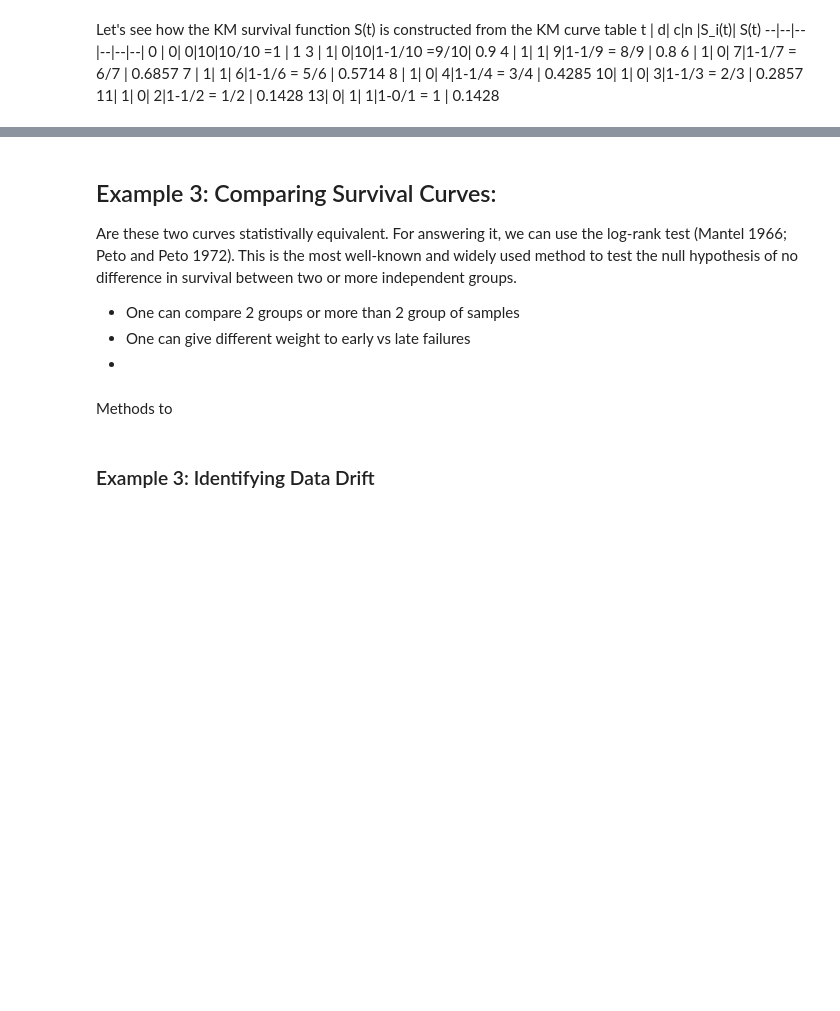
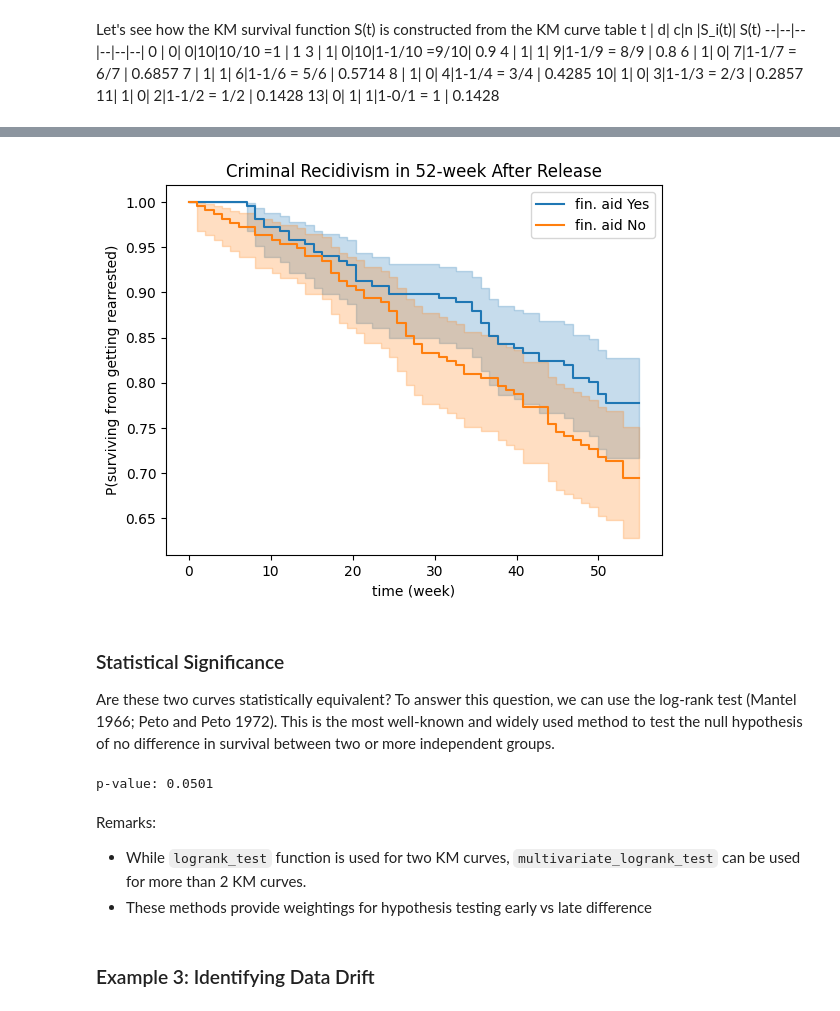
Before and after one commit to Senejohnny/hands-on-survival-analysis, a Jupyter notebook: _sources/descriptive.ipynb, the cells around one changed output, grey strips where cells are left out. Saved outputs shown, nothing was run; the diff lists cells and outputs as text; code cells hidden in the pictures; blank space fills up the shorter version.

```diff
--- a/_sources/descriptive.ipynb
+++ b/_sources/descriptive.ipynb
@@ -156,13 +163,43 @@ t | d| c|n |S_i(t)| S(t)
+# %%
+from lifelines.datasets import load_rossi
+import numpy as np
+
+# loading data
+data = load_rossi()
+treat = data.query("fin == 1")
+ctrl = data.query("fin == 0")
+
+# init & Fitting KM curves
+ax = plt.subplot(111)
+t = np.linspace(0, 55, 55)
+kmf1 = KaplanMeierFitter()
+kmf2 = KaplanMeierFitter()
+kmf1.fit(treat['week'], event_observed=treat['arrest'], timeline=t, label="fin. aid Yes")
+kmf2.fit(ctrl['week'], event_observed=ctrl['arrest'], timeline=t, label="fin. aid No")
+
+# plotting the KM curves
+kmf1.plot(ax=ax), kmf2.plot(ax=ax)
+ax.set_title("Criminal Recidivism in 52-week After Release");
+ax.set_ylabel("P(surviving from getting rearrested)");
+# ax.set_ylabel("Prob. of getting rearrested");
+ax.set_xlabel("time (week)");
+# %% [output]
+[figure, added]
 # %% [markdown]
-## Example 3: Comparing Survival Curves:
+### Statistical Significance
 
-Are these two curves statistivally equivalent. For answering it, we can use the log-rank test (Mantel 1966; Peto and Peto 1972). This is the most well-known and widely used method to test the null hypothesis of no difference in survival between two or more independent groups.
-
-- One can compare 2 groups or more than 2 group of samples
-- One can give different weight to early vs late failures
--
+Are these two curves statistically equivalent? To answer this question, we can use the log-rank test (Mantel 1966; Peto and Peto 1972). This is the most well-known and widely used method to test the null hypothesis of no difference in survival between two or more independent groups.
-# %% [markdown]
-Methods to
+# %%
+
+from lifelines.statistics import logrank_test
+log_rank_test_result = logrank_test(treat['week'], ctrl['week'], event_observed_A=treat['arrest'], event_observed_B=ctrl['arrest'])
+print(f'p-value: {log_rank_test_result.p_value:.4f}')
+# %% [output]
+p-value: 0.0501
+# %% [markdown]
+Remarks:
+* While `logrank_test` function is used for two KM curves, `multivariate_logrank_test` can be used for more than 2 KM curves.
+* These methods provide weightings for hypothesis testing early vs late difference
 # %% [markdown]
 ### Example 3: Identifying Data Drift
 # %% [markdown]
```
Also changed, not shown: parts of 4 cells of this notebook, 10 other files.
